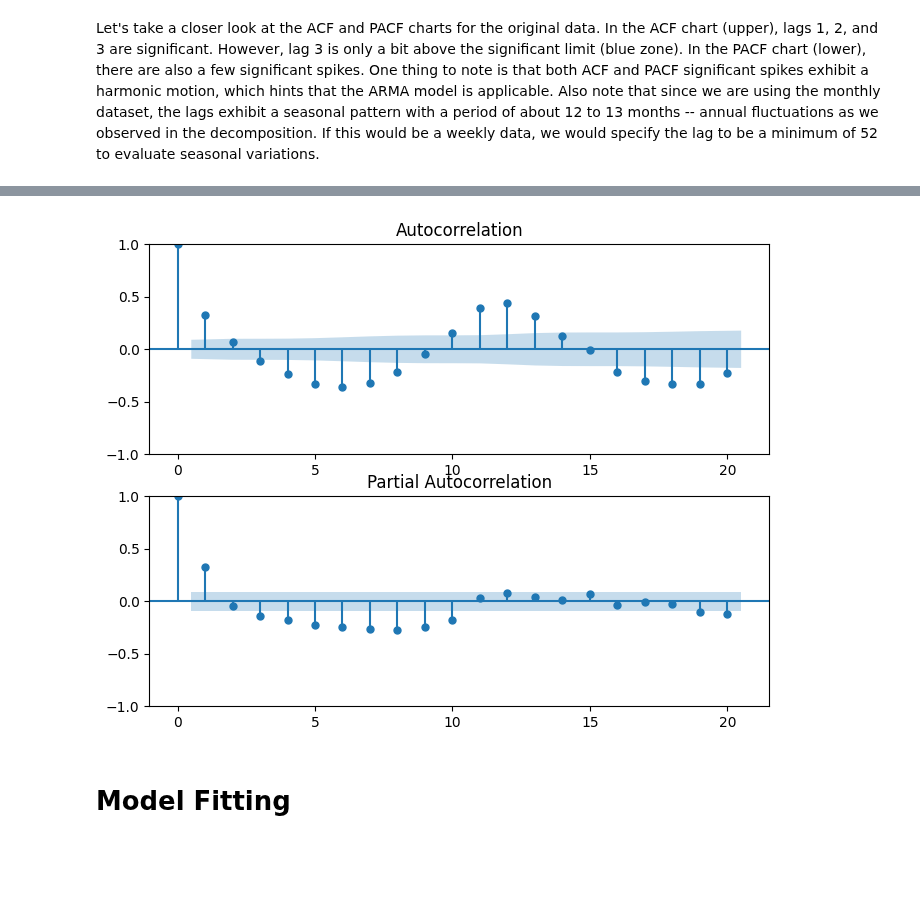
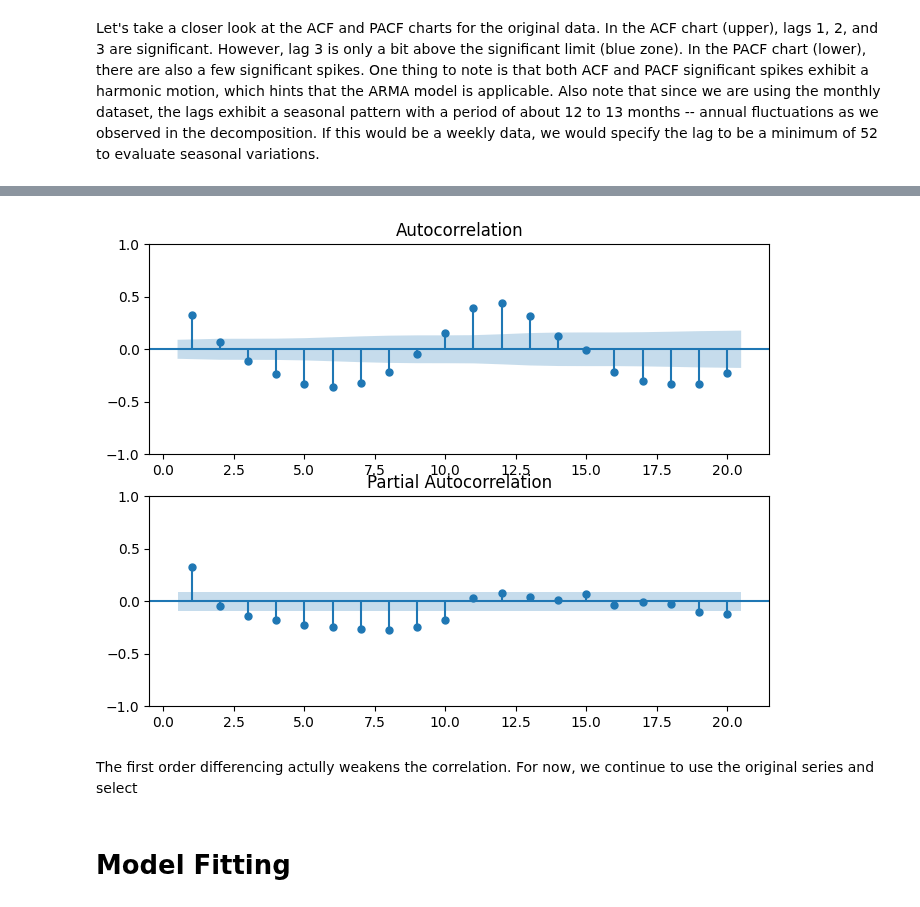
Before and after one commit to liangchow/time-series-reservoir-water-level, a Jupyter notebook: reservoir.ipynb, the cells around one changed output, grey strips where cells are left out. Cells and saved outputs as stored; diff of their text form; code cells hidden in the pictures; blank space fills up the shorter version.

```diff
--- a/reservoir.ipynb
+++ b/reservoir.ipynb
@@ -296,14 +309,16 @@ plt.show()
 # %%
 # First order differencing
 
 fig, ax = plt.subplots(nrows=2, ncols=1, figsize=(8,6))
 
-plot_acf(dfs_mo.diff().dropna(), lags=20, ax=ax[0])
-plot_pacf(dfs_mo.diff().dropna(), lags=20, ax=ax[1])
+plot_acf(dfs_mo.diff().dropna(), lags=20, zero=False, ax=ax[0])
+plot_pacf(dfs_mo.diff().dropna(), lags=20, zero=False, ax=ax[1])
 
 plt.show()
 # %% [output]
-[figure, old version]
+[figure, new version]
+# %% [markdown]
+The first order differencing actully weakens the correlation. For now, we continue to use the original series and select
 # %% [markdown]
 # Model Fitting
 # %%
```
Also changed, not shown: parts of 13 cells of this notebook.
